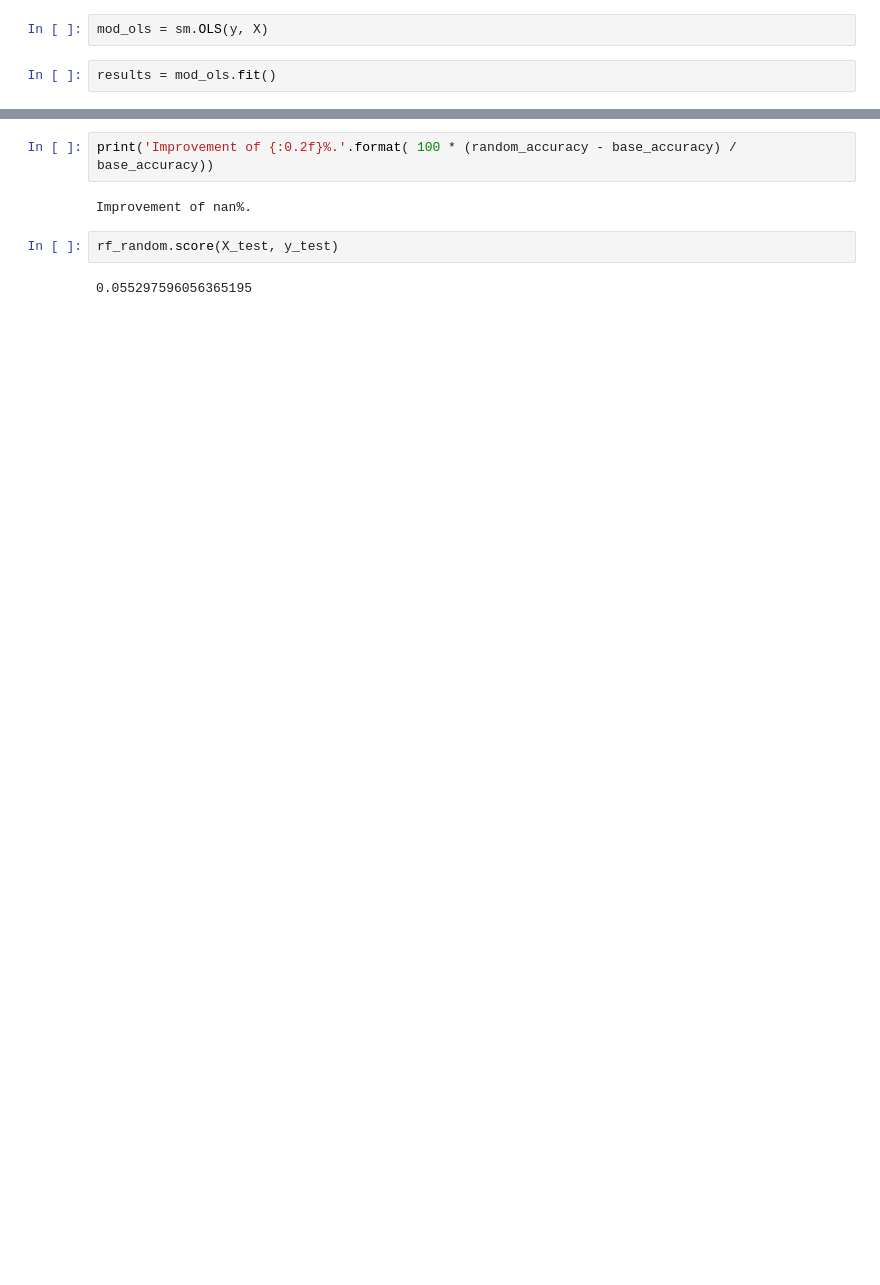
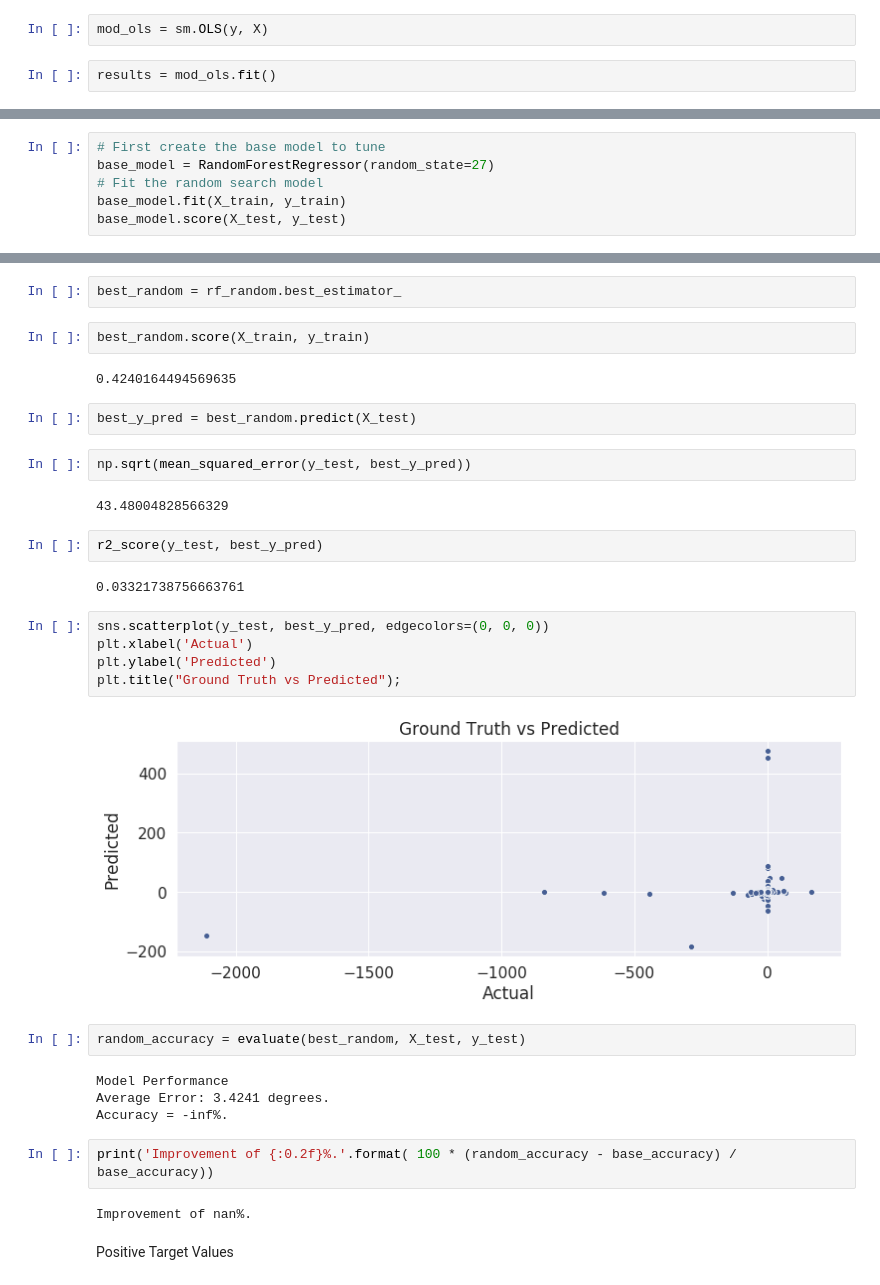
Before and after one commit to christianspybrook/springboard, a Jupyter notebook: capstones/capstone1/capstone1_in_depth_analysis_test.ipynb, the cells around one changed output, grey strips where cells are left out. Saved outputs shown, nothing was run; the diff lists cells and outputs as text; blank space fills up the shorter version.

```diff
--- a/capstones/capstone1/capstone1_in_depth_analysis_test.ipynb
+++ b/capstones/capstone1/capstone1_in_depth_analysis_test.ipynb
@@ -366,0 +136,6 @@ Accuracy = nan%.
+# %%
+# First create the base model to tune
+base_model = RandomForestRegressor(random_state=27)
+# Fit the random search model
+base_model.fit(X_train, y_train)
+base_model.score(X_test, y_test)
@@ -367,8 +212,35 @@ Accuracy = nan%.
+# %%
+best_random = rf_random.best_estimator_
+# %%
+best_random.score(X_train, y_train)
+# %% [output]
+0.4240164494569635
+# %%
+best_y_pred = best_random.predict(X_test)
+# %%
+np.sqrt(mean_squared_error(y_test, best_y_pred))
+# %% [output]
+43.48004828566329
+# %%
+r2_score(y_test, best_y_pred)
+# %% [output]
+0.03321738756663761
+# %%
+sns.scatterplot(y_test, best_y_pred, edgecolors=(0, 0, 0))
+plt.xlabel('Actual')
+plt.ylabel('Predicted')
+plt.title("Ground Truth vs Predicted");
+# %% [output]
+[figure, added]
+# %%
+random_accuracy = evaluate(best_random, X_test, y_test)
+# %% [output]
+Model Performance
+Average Error: 3.4241 degrees.
+Accuracy = -inf%.
 # %%
 print('Improvement of {:0.2f}%.'.format( 100 * (random_accuracy - base_accuracy) / base_accuracy))
 # %% [output]
 Improvement of nan%.
-# %%
-rf_random.score(X_test, y_test)
-# %% [output]
-0.055297596056365195
+# %% [markdown]
+Positive Target Values
```
Also changed, not shown: parts of 99 cells of this notebook.
